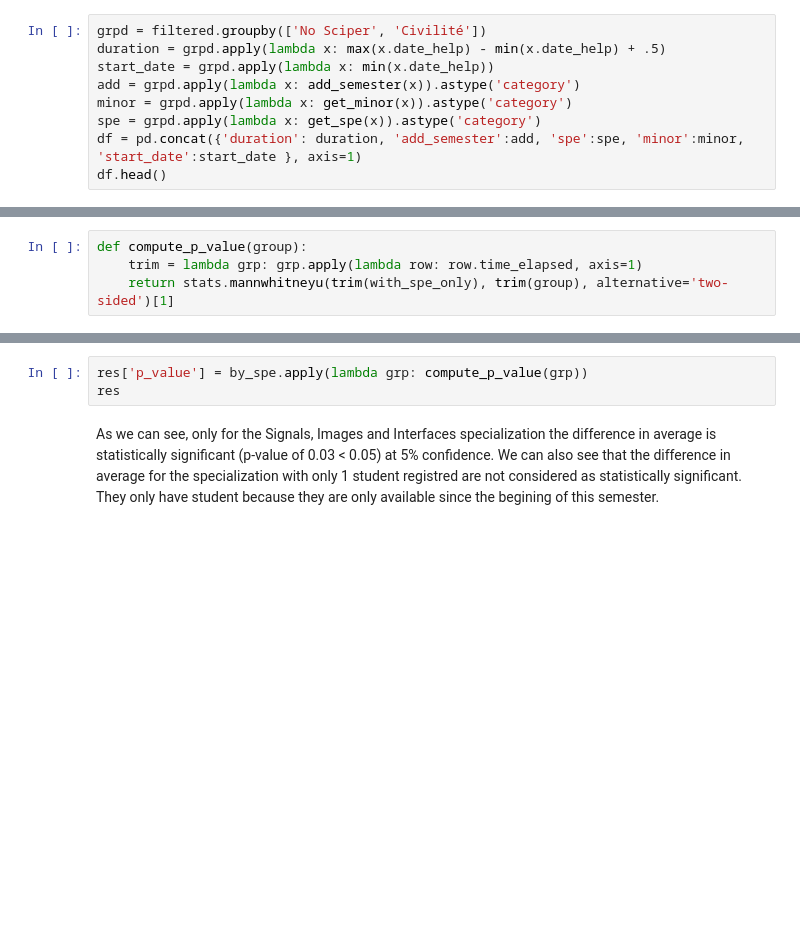
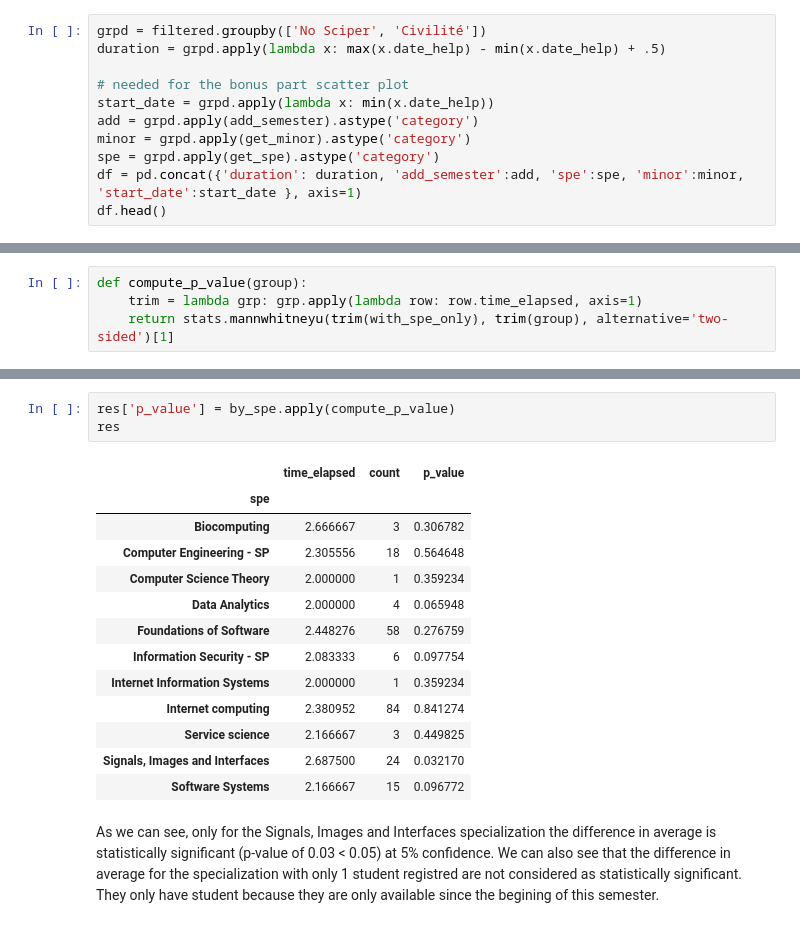
Before and after one commit to onanypoint/ADA-Homework, a Jupyter notebook: 02 - Data from the Web/Data from the web.ipynb, the cells around one changed output, grey strips where cells are left out. Cells and saved outputs as stored; diff of their text form; blank space fills up the shorter version.

```diff
--- a/02 - Data from the Web/Data from the web.ipynb
+++ b/02 - Data from the Web/Data from the web.ipynb
@@ -296,9 +396,11 @@ filtered.sort_values('No Sciper').head()
 # %%
 grpd = filtered.groupby(['No Sciper', 'Civilité'])
 duration = grpd.apply(lambda x: max(x.date_help) - min(x.date_help) + .5)
+
+# needed for the bonus part scatter plot
 start_date = grpd.apply(lambda x: min(x.date_help))
-add = grpd.apply(lambda x: add_semester(x)).astype('category')
-minor = grpd.apply(lambda x: get_minor(x)).astype('category')
-spe = grpd.apply(lambda x: get_spe(x)).astype('category')
+add = grpd.apply(add_semester).astype('category')
+minor = grpd.apply(get_minor).astype('category')
+spe = grpd.apply(get_spe).astype('category')
 df = pd.concat({'duration': duration, 'add_semester':add, 'spe':spe, 'minor':minor, 'start_date':start_date }, axis=1)
 df.head()
@@ -349,6 +494,20 @@ res
 # %%
-res['p_value'] = by_spe.apply(lambda grp: compute_p_value(grp))
+res['p_value'] = by_spe.apply(compute_p_value)
 res
+# %% [output]
+|  | time_elapsed | count | p_value |
+| spe |  |  |  |
+| Biocomputing | 2.666667 | 3 | 0.306782 |
+| Computer Engineering - SP | 2.305556 | 18 | 0.564648 |
+| Computer Science Theory | 2.000000 | 1 | 0.359234 |
+| Data Analytics | 2.000000 | 4 | 0.065948 |
+| Foundations of Software | 2.448276 | 58 | 0.276759 |
+| Information Security - SP | 2.083333 | 6 | 0.097754 |
+| Internet Information Systems | 2.000000 | 1 | 0.359234 |
+| Internet computing | 2.380952 | 84 | 0.841274 |
+| Service science | 2.166667 | 3 | 0.449825 |
+| Signals, Images and Interfaces | 2.687500 | 24 | 0.032170 |
+| Software Systems | 2.166667 | 15 | 0.096772 |
 # %% [markdown]
 As we can see, only for the Signals, Images and Interfaces specialization the difference in average is statistically significant (p-value of 0.03 < 0.05) at 5% confidence. We can also see that the difference in average for the specialization with only 1 student registred are not considered as statistically significant. They only have student because they are only available since the begining of this semester.
 # %% [markdown]
```
Also changed, not shown: parts of 21 cells of this notebook.
